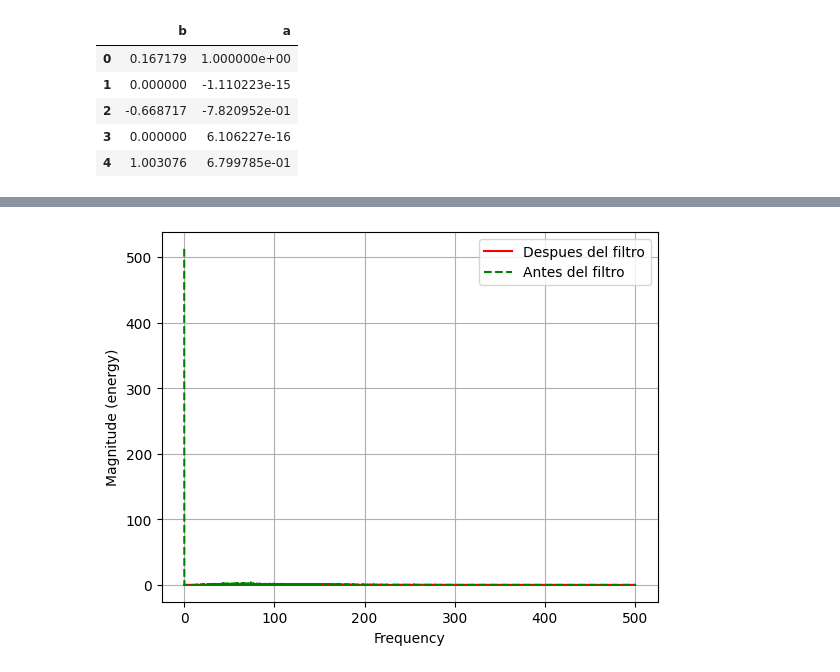
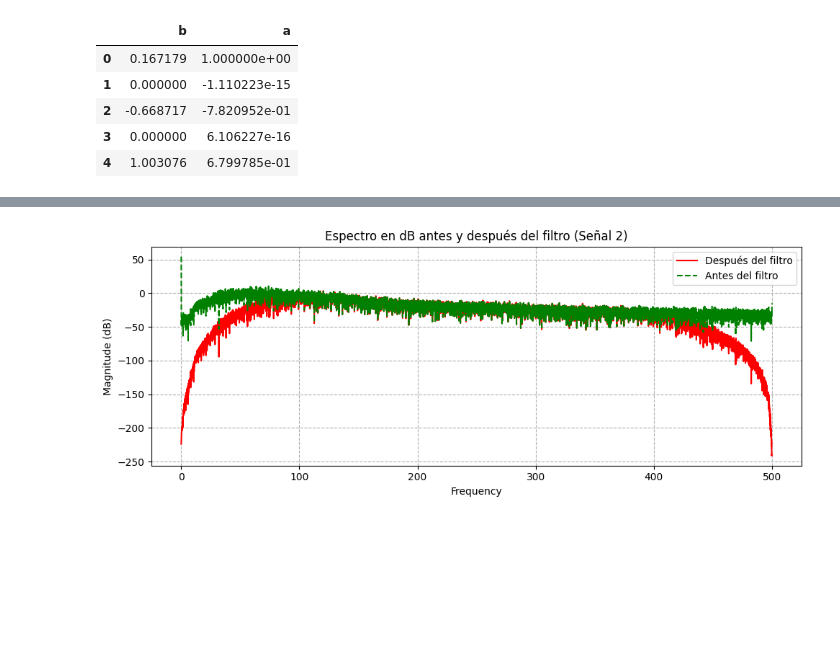
Before and after one commit to PamelaVilchez/GRUPO-08-ISB-2025-II, a Jupyter notebook: Laboratorios/Laboratorio 6 - Filtros/EMG_1.ipynb, the cells around one changed output, grey strips where cells are left out. Saved outputs shown, nothing was run; the diff lists cells and outputs as text; code cells hidden in the pictures; blank space fills up the shorter version.

```diff
--- a/Laboratorios/Laboratorio 6 - Filtros/EMG_1.ipynb
+++ b/Laboratorios/Laboratorio 6 - Filtros/EMG_1.ipynb
@@ -74,12 +122,16 @@ plt.show()
 # %%
-#señal 2:
-y2= lfilter(b, a, emg_signal_2)
+# Señal 2 filtrada
+y2 = lfilter(b, a, emg_signal_2)
 
-plt.magnitude_spectrum(y2, Fs=1000, color="red", label="Despues del filtro")
-plt.magnitude_spectrum(emg_signal_2, Fs=1000, color="green", ls="--", label="Antes del filtro")
+# Espectros en dB
+plt.figure(figsize=(10,4))
+plt.magnitude_spectrum(y2, Fs=1000, scale='dB',color="red", label="Después del filtro")
+plt.magnitude_spectrum(emg_signal_2, Fs=1000, scale='dB', color="green", ls="--", label="Antes del filtro")
+
 plt.legend()
-plt.grid("--")
-
+plt.grid(True, ls="--")
+plt.title("Espectro en dB antes y después del filtro (Señal 2)")
+plt.tight_layout()
 plt.show()
 # %% [output]
-[figure, old version]
+[figure, new version]
```
Also changed, not shown: parts of 3 cells of this notebook.
